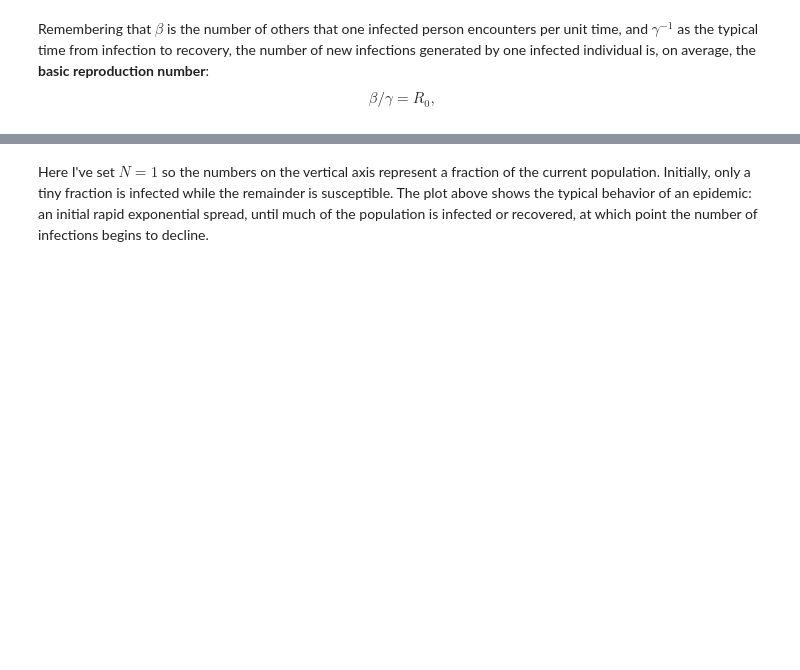
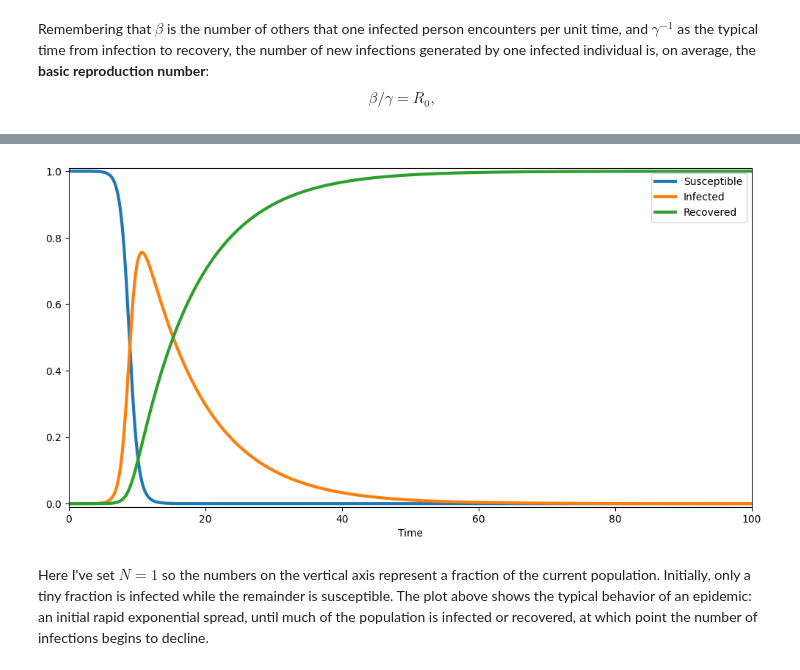
Before and after one commit to costanzarossettini/intro_python, a Jupyter notebook: 2_epidemiology/01_Compartimental_Models.ipynb, the cells around one changed output, grey strips where cells are left out. Cells and saved outputs as stored; diff of their text form; code cells hidden in the pictures; blank space fills up the shorter version.

```diff
--- a/2_epidemiology/01_Compartimental_Models.ipynb
+++ b/2_epidemiology/01_Compartimental_Models.ipynb
@@ -33,23 +33,3 @@ In words:
 > **new value = current value + time step × rate of change**
 
 The smaller the time step $\Delta t$, the better the approximation usually becomes.
-# %%
-# Example
-# dy/dt = -2y
-# soluzione esatta y = exp(-2t)
-
-delta_t = 0.0001
-
-t = np.arange(0, 5+delta_t, delta_t)
-
-y_euler = np.zeros(len(t))
-y_euler[0] = 1
-
-for i in range(len(t)-1):
-    y_euler[i+1] = y_euler[i] + delta_t * (-2 * y_euler[i])
-
-y_true = np.exp(-2*t)
-
-plt.plot(t, y_euler, label='Euler Method', marker='o')
-plt.plot(t, y_true, label='True', linestyle='--')
-plt.legend()
@@ -112,3 +56,40 @@ plt.legend()
+# %%
+beta = 1.67
+gamma = 0.11
+N = 1.
+
+# Initial values
+
+R = [0]
+I = [1e-6]
+S = [N - I[0] - R[0]]
+
+def change(S,I,R):
+    S_change = -beta*I*S/N
+    I_change = beta*I*S/N - gamma*I
+    R_change = gamma*I
+    return S_change, I_change, R_change
+
+
+T = 100
+dt = 0.01
+times = np.linspace(0,T,int(T/dt)+1)
+
+for t in times[1:]:
+    S_change, I_change, R_change = change(S[-1],I[-1],R[-1])
+    I.append(I[-1]+dt*I_change)
+    S.append(S[-1]+dt*S_change)
+    R.append(R[-1]+dt*R_change)
+
+plt.figure(figsize=(12,6))
+plt.plot(times,S,lw=3);
+plt.plot(times,I,lw=3);
+plt.plot(times,R,lw=3);
+plt.legend(['Susceptible','Infected','Recovered'])
+plt.xlabel('Time');
+plt.xlim(0,100); plt.ylim(-.01,1.01);
+# %% [output]
+[figure, added]
 # %% [markdown]
 Here I've set $N=1$ so the numbers on the vertical axis represent a fraction of the current population.  Initially, only a tiny fraction is infected while the remainder is susceptible.  The plot above shows the typical behavior of an epidemic: an initial rapid exponential spread, until much of the population is infected or recovered, at which point the number of infections begins to decline.
 # %% [markdown]
```
Also changed, not shown: parts of 4 cells of this notebook, 3 other files.
